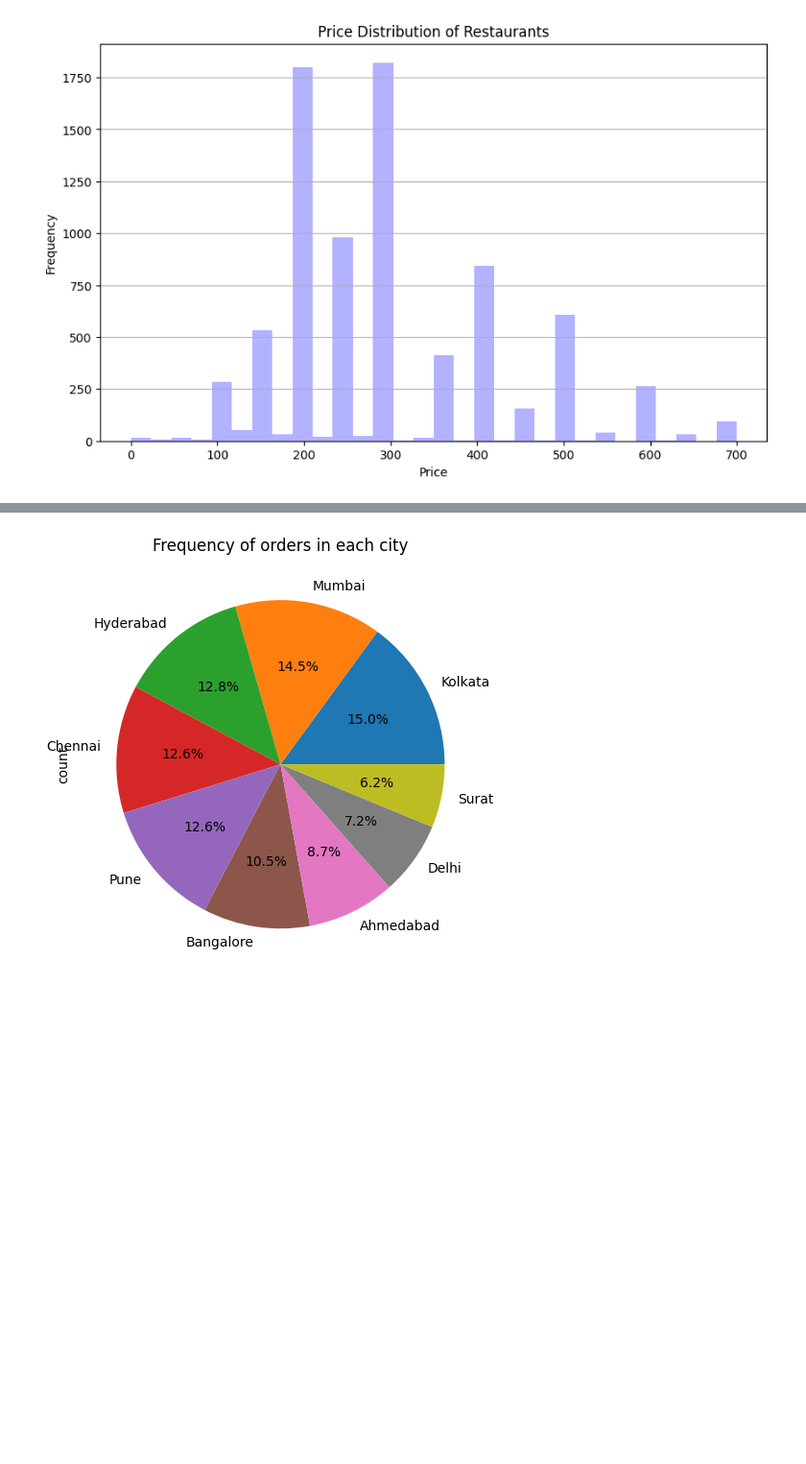
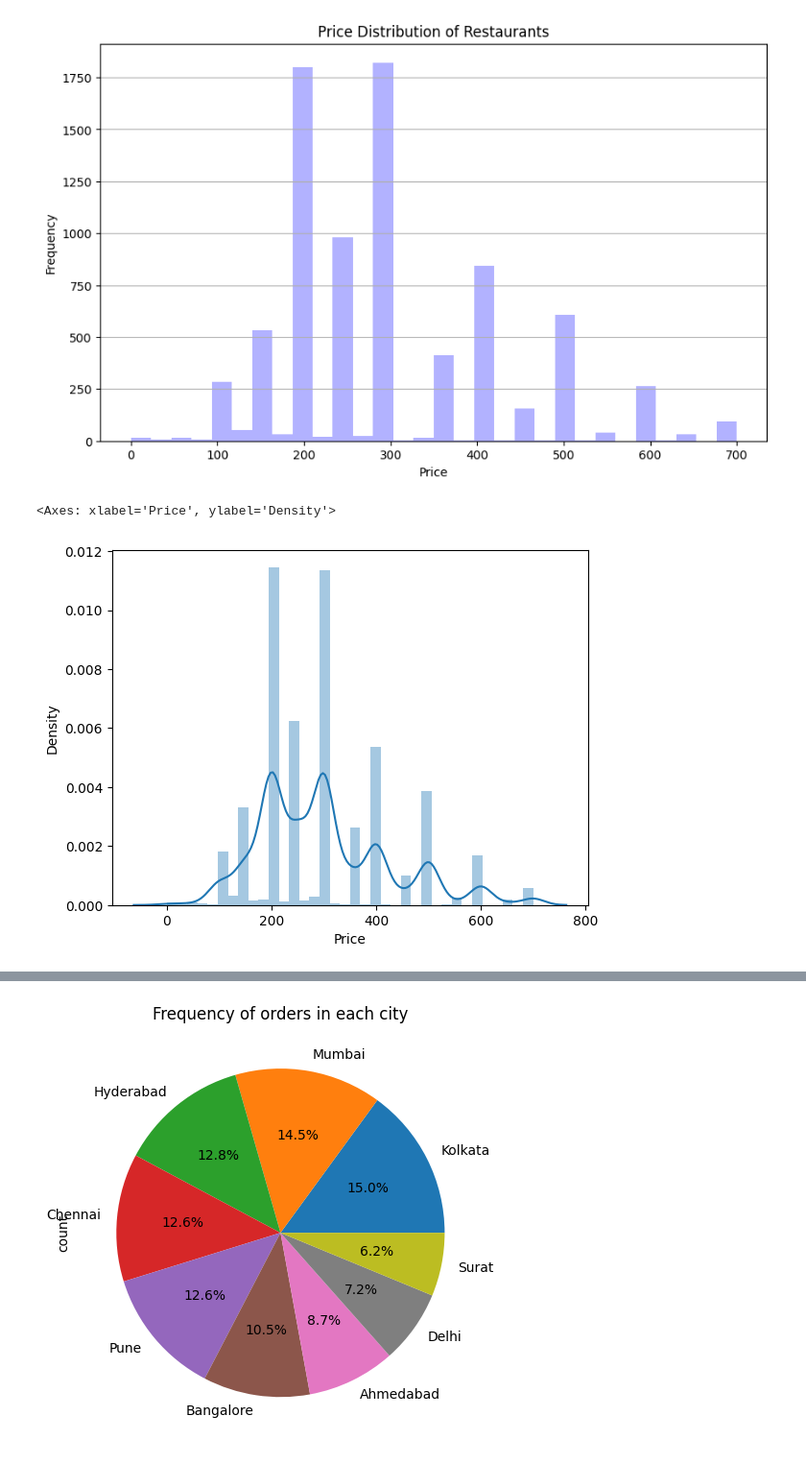
Before and after one commit to pawarsahil2005/DEVL-MiniProject, a Jupyter notebook: DEVL MINI PROJECT.ipynb, the cells around one changed output, grey strips where cells are left out. Shown at 96% size. Saved outputs shown, nothing was run; the diff lists cells and outputs as text; code cells hidden in the pictures; blank space fills up the shorter version.

```diff
--- a/DEVL MINI PROJECT.ipynb
+++ b/DEVL MINI PROJECT.ipynb
@@ -543,3 +594,8 @@ plt.grid(axis='y')
 plt.show()
 # %% [output]
 [figure]
+# %%
+sns.distplot(Swiggy['Price'])
+# %% [output]
+<Axes: xlabel='Price', ylabel='Density'>
+[figure, added]
```
Also changed, not shown: parts of 14 cells of this notebook, 1 other file.
